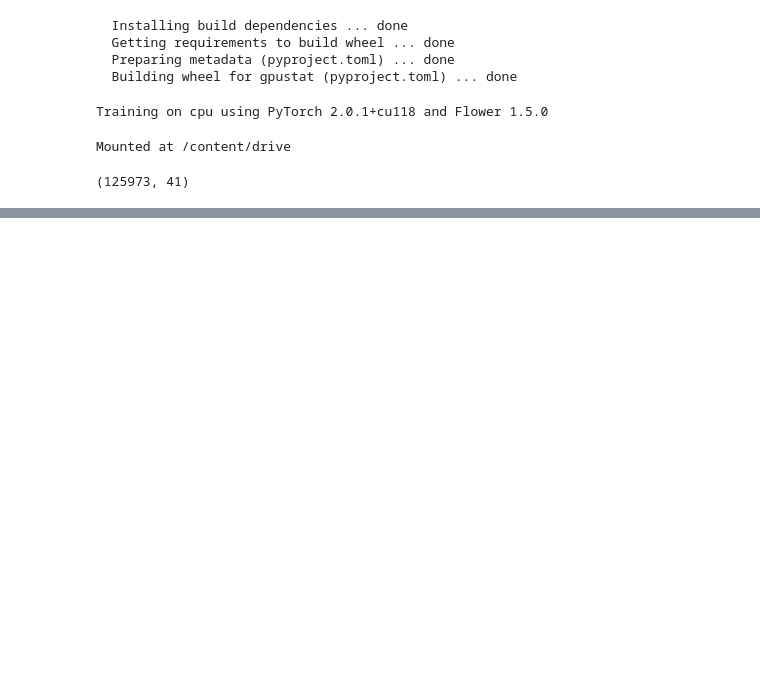
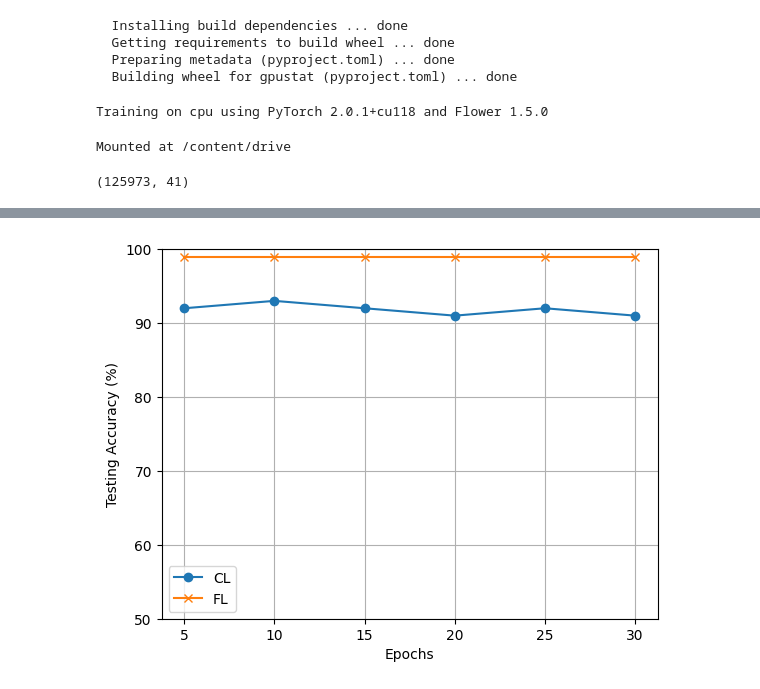
Before and after one commit to shiri9/Federated-Machine-Learning, a Jupyter notebook: FL.ipynb, the cells around one changed output, grey strips where cells are left out. Cells and saved outputs as stored; diff of their text form; code cells hidden in the pictures; blank space fills up the shorter version.

```diff
--- a/FL.ipynb
+++ b/FL.ipynb
@@ -412,0 +448,38 @@ History (metrics, distributed, evaluate):
+# %%
+import matplotlib.pyplot as plt
+import numpy as np
+
+# Data
+epochs = [5, 10, 15, 20, 25, 30]
+cl_accuracy = [92, 93, 92, 91, 92, 91]
+fl_accuracy = [99, 99, 99, 99, 99, 99]
+
+# Create a figure and axis
+fig, ax = plt.subplots()
+
+# Plot CL accuracy with lines and markers at epoch points
+ax.plot(epochs, cl_accuracy, marker='o', linestyle='-', label='CL')
+
+# Plot FL accuracy with lines and markers at epoch points
+ax.plot(epochs, fl_accuracy, marker='x', linestyle='-', label='FL')
+
+# Set labels and title
+ax.set_xlabel('Epochs')
+ax.set_ylabel('Testing Accuracy (%)')
+ax.grid(True)
+
+# Add a legend
+ax.legend()
+
+# Set y-axis limits between 50 and 100
+ax.set_ylim(50, 100)
+
+# Set x-axis ticks to only display specified epoch values
+ax.set_xticks(epochs)
+
+# Save the plot as a PNG image
+plt.savefig('acc_vs_epochs.png')
+
+#
+# %% [output]
+[figure, added]
```
Also changed, not shown: parts of 5 cells of this notebook.
